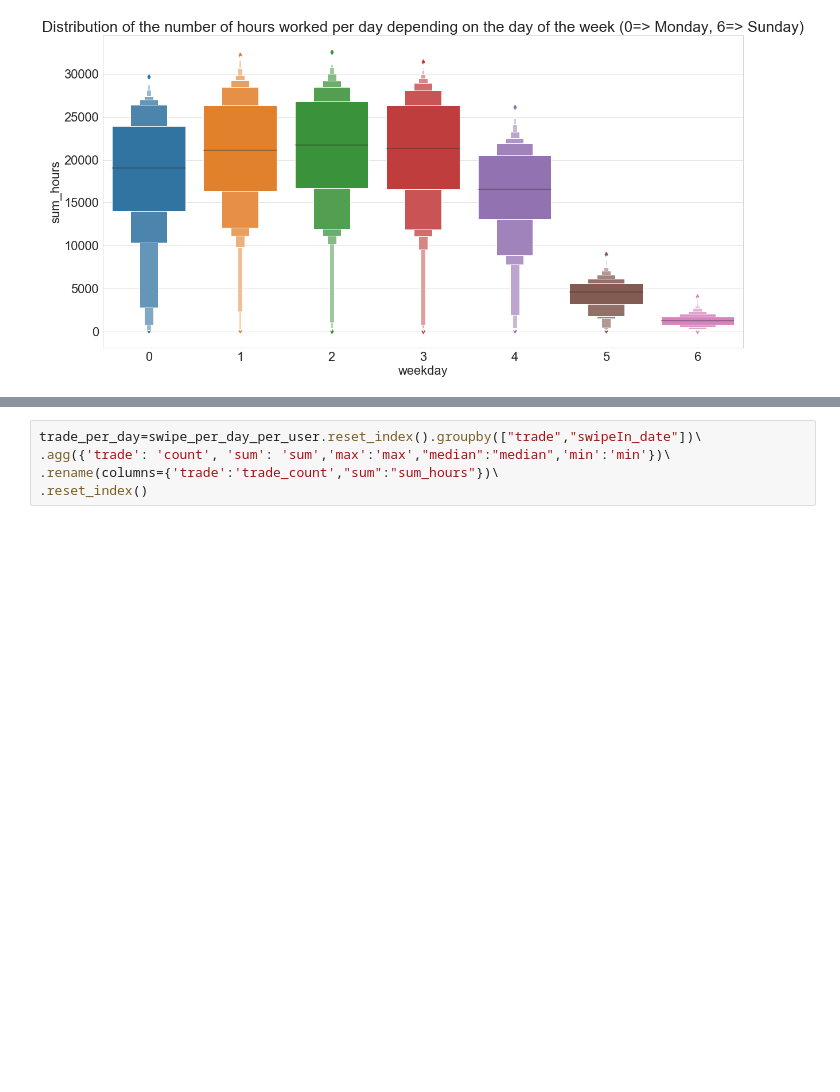
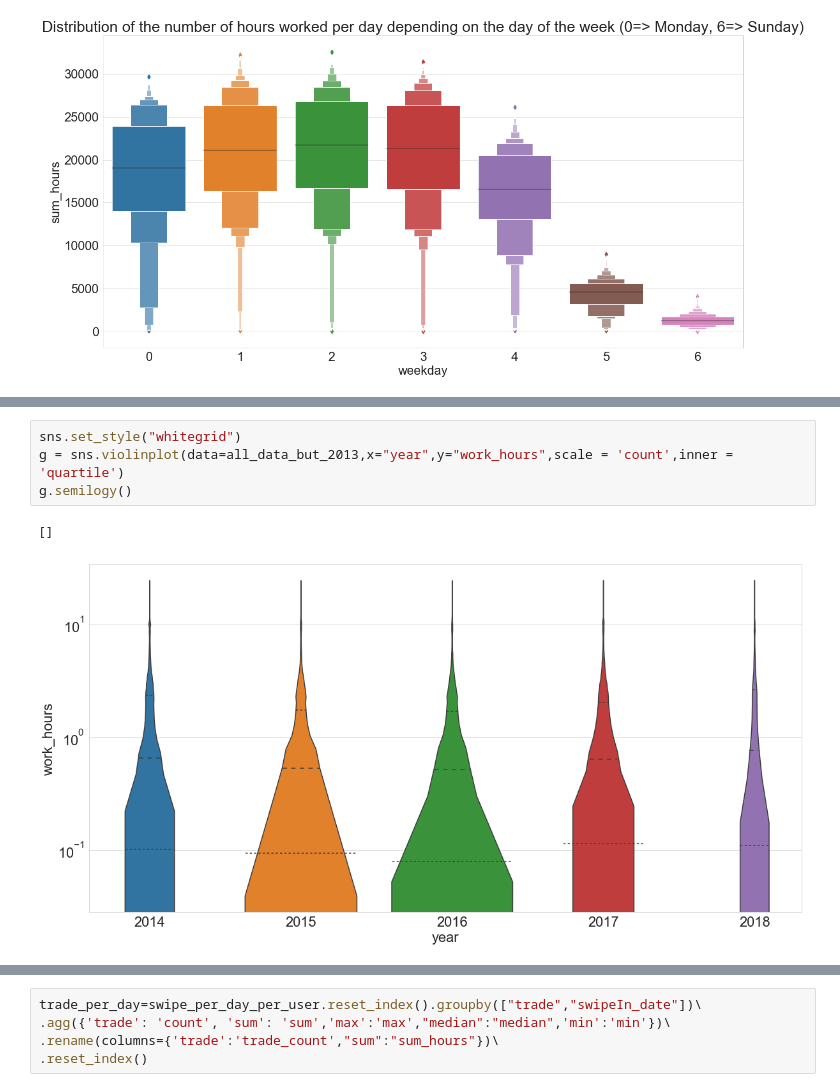
Before and after one commit to percevalve/reading_project_files, a Jupyter notebook: read OneDrive_1_05-10-2018(swipe In and Out).ipynb, the cells around one changed output, grey strips where cells are left out. Saved outputs shown, nothing was run; the diff lists cells and outputs as text; blank space fills up the shorter version.

```diff
--- a/read OneDrive_1_05-10-2018(swipe In and Out).ipynb
+++ b/read OneDrive_1_05-10-2018(swipe In and Out).ipynb
@@ -156,0 +159,7 @@ sns.boxenplot(data=people_per_day,x="weekday",y="sum_hours")\
+# %%
+sns.set_style("whitegrid")
+g = sns.violinplot(data=all_data_but_2013,x="year",y="work_hours",scale = 'count',inner = 'quartile')
+g.semilogy()
+# %% [output]
+[]
+[figure, added]
```
Also changed, not shown: parts of 15 cells of this notebook.
